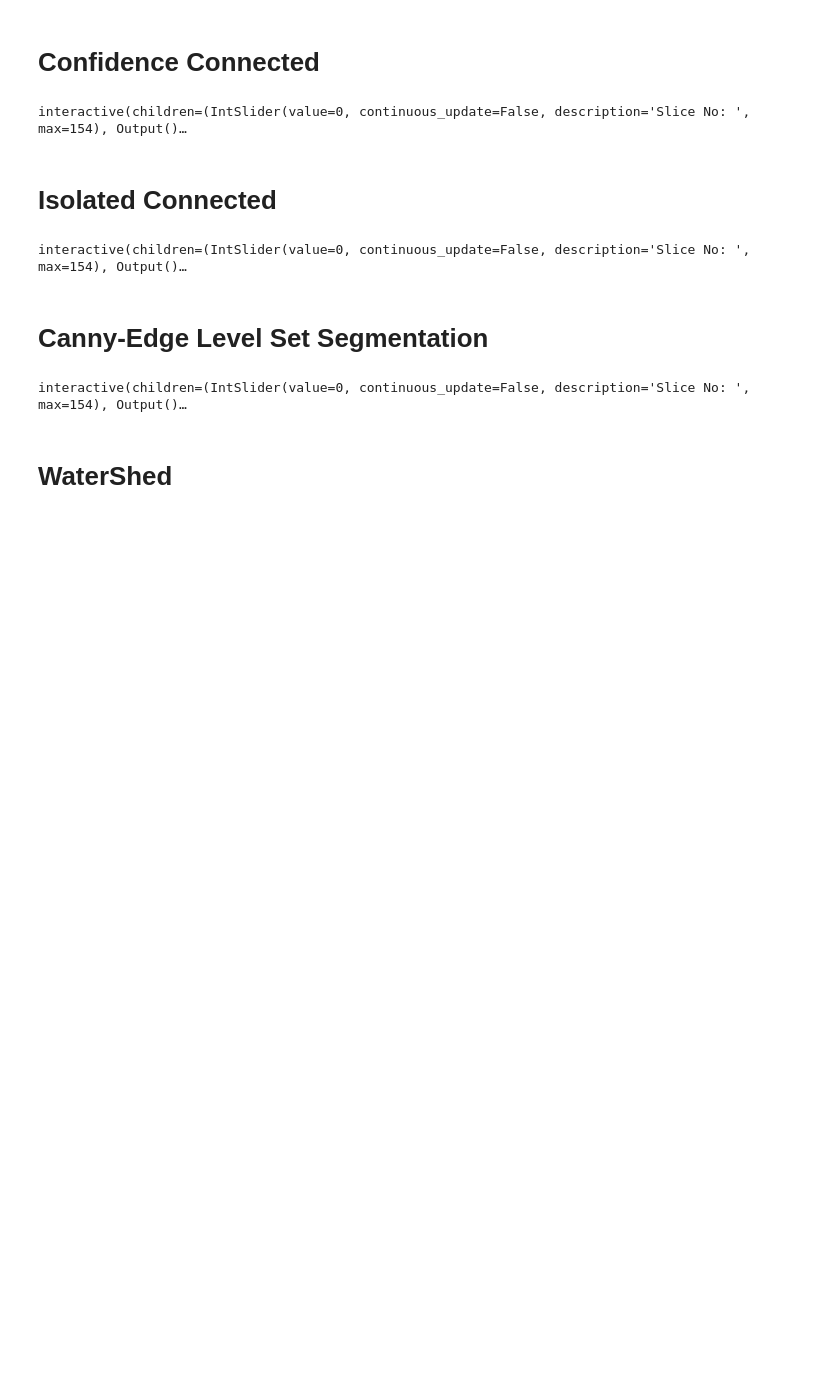
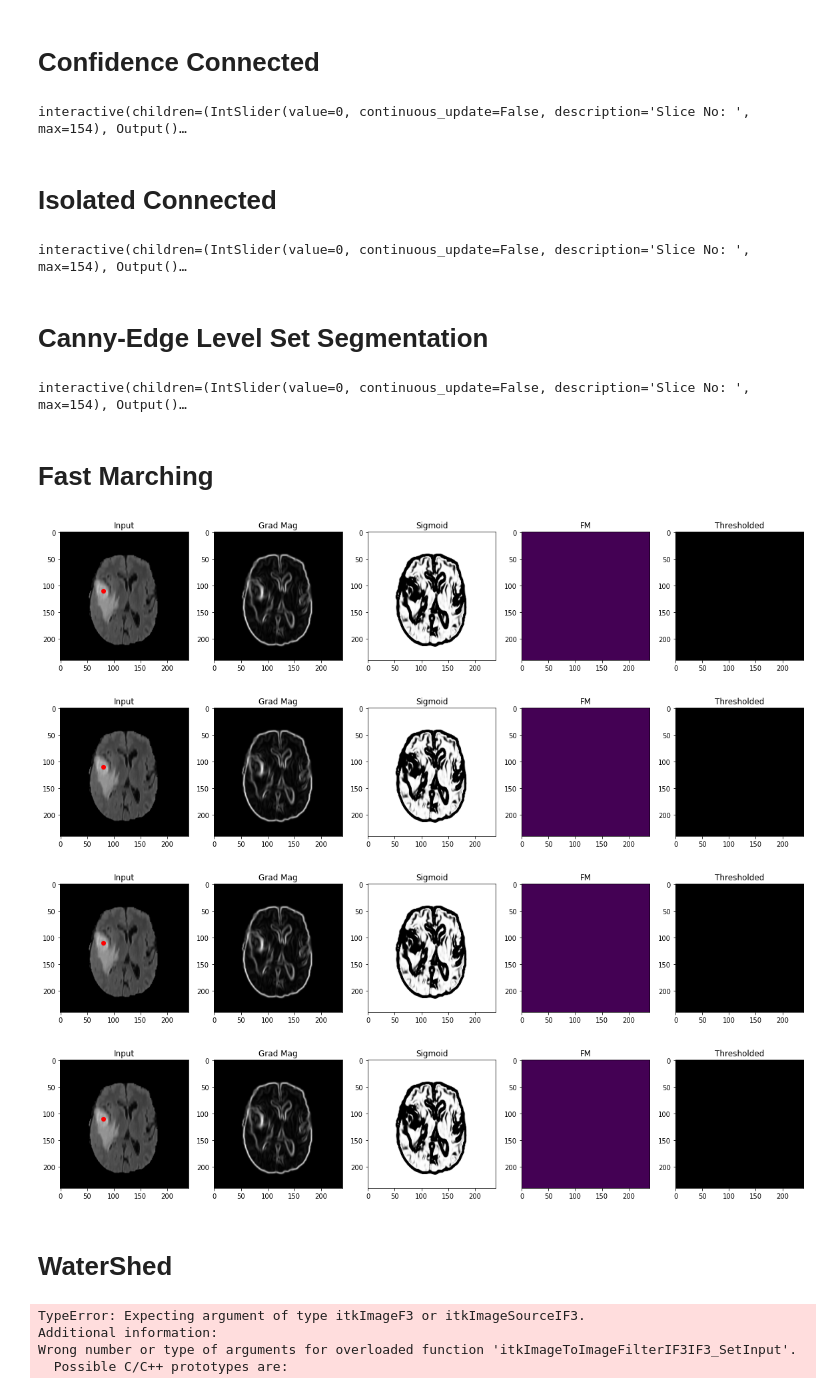
Before and after one commit to Mithunjha/Segmentation, a Jupyter notebook: 170389M.ipynb, the cells around one changed output. Drawn from its saved outputs; the diff is of its cells as text; code cells hidden in the pictures; blank space fills up the shorter version.

```diff
--- a/170389M.ipynb
+++ b/170389M.ipynb
@@ -341,3 +345,5 @@ def plot_slices(slice):
 interactive(plot_slices, slice=select_slice)
 # %% [output]
 interactive(children=(IntSlider(value=0, continuous_update=False, description='Slice No: ', max=154), Output()…
+# %% [markdown]
+# Fast Marching
@@ -344,2 +432,12 @@ interactive(children=(IntSlider(value=0, continuous_update=False, description='S
+# %%
+gradmag_flair, sigmoid_flair, fastmarch_flair, binary_flair =  fastMarch(flair, seed, sigma, alpha, beta, time_threshold)
+gradmag_t1, sigmoid_t1, fastmarch_t1, binary_t1 =  fastMarch(t1, seed, sigma, alpha, beta, time_threshold)
+gradmag_t1ce, sigmoid_t1ce, fastmarch_t1ce, binary_t1ce =  fastMarch(t1ce, seed, sigma, alpha, beta, time_threshold)
+gradmag_t2, sigmoid_t2, fastmarch_t2, binary_t2 =  fastMarch(t2, seed, sigma, alpha, beta, time_threshold)
+# %% [output]
+[figure, added]
+[figure, added]
+[figure, added]
+[figure, added]
 # %% [markdown]
 # WaterShed
@@ -345,0 +486,32 @@ interactive(children=(IntSlider(value=0, continuous_update=False, description='S
+# %%
+watershed_flair = watershed(flair_fn,0.2,0.9)
+watershed_t1 = watershed(t1_fn,0.2,0.9)
+watershed_t1ce = watershed(t1ce_fn,0.2,0.9)
+watershed_t2 = watershed(t2_fn,0.2,0.9)
+
+
+thresh = min(flair.shape[0],t1.shape[0],t1ce.shape[0],t2.shape[0],seg.shape[0]) # find maximum number of slices, slice number [0,155]
+select_slice = IntSlider(min=0, max=thresh-1, description='Slice No: ', continuous_update=False) # slider from 0 to max number of slices
+
+def plot_slices(slice):
+
+    # fig, ax = plt.subplots(1,5, figsize=(50,10))
+    # ax[0].imshow(flair[slice], cmap='gray'), ax[0].set_title('Flair',fontsize = 30)
+    # ax[1].imshow(t1[slice], cmap='gray'), ax[1].set_title('T1',fontsize = 30)
+    # ax[2].imshow(t1ce[slice], cmap='gray'), ax[2].set_title('T1ce',fontsize = 30)
+    # ax[3].imshow(t2[slice], cmap='gray'), ax[3].set_title('T2',fontsize = 30)
+    # ax[4].imshow(seg[slice], cmap='jet'), ax[4].set_title('Seg',fontsize = 30)
+
+    fig, ax = plt.subplots(1,5, figsize=(50,10))
+    ax[0].imshow(watershed_flair[slice], cmap='gray'), ax[0].set_title('Flair',fontsize = 30)
+    ax[1].imshow(watershed_t1[slice], cmap='gray'), ax[1].set_title('T1',fontsize = 30)
+    ax[2].imshow(watershed_t1ce[slice], cmap='gray'), ax[2].set_title('T1ce',fontsize = 30)
+    ax[3].imshow(watershed_t2[slice], cmap='gray'), ax[3].set_title('T2',fontsize = 30)
+    ax[4].imshow(seg[slice], cmap='jet'), ax[4].set_title('Seg',fontsize = 30)
+
+interactive(plot_slices, slice=select_slice)
+# %% [output]
+TypeError: Expecting argument of type itkImageF3 or itkImageSourceIF3.
+Additional information:
+Wrong number or type of arguments for overloaded function 'itkImageToImageFilterIF3IF3_SetInput'.
+  Possible C/C++ prototypes are:
```
Also changed, not shown: parts of 6 cells of this notebook.
